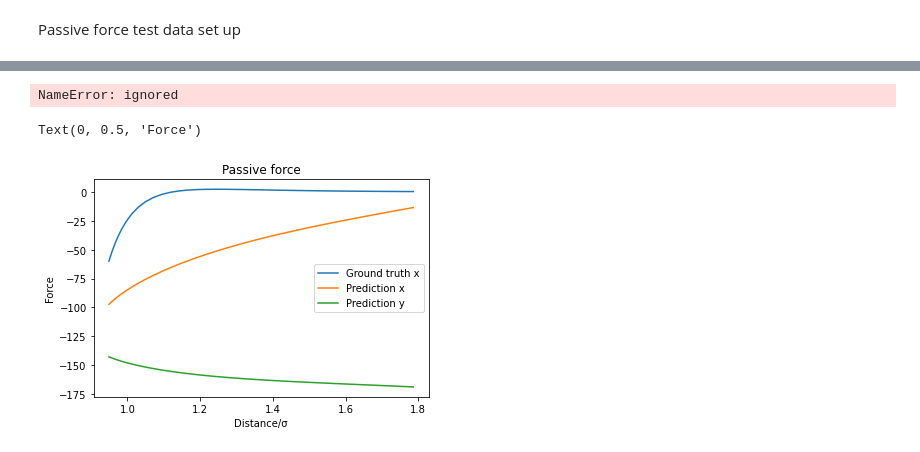
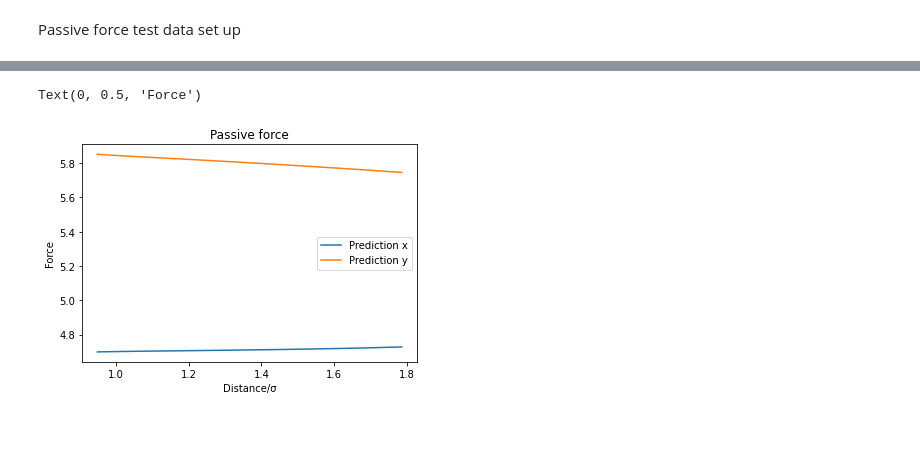
Before and after one commit to Phistian/exjobb, a Jupyter notebook: miguel/training/only_passive.ipynb, the cells around one changed output, grey strips where cells are left out. Drawn from its saved outputs; the diff is of its cells as text; code cells hidden in the pictures.

Commit message:
Only_passive almost finished

```diff
--- a/miguel/training/only_passive.ipynb
+++ b/miguel/training/only_passive.ipynb
@@ -529,9 +485,7 @@ v = [
 ]
 
 model_predictions = model(v).numpy()
-model_predictions[0, :, 0] = model_predictions[0, :, 0] / scales["active"]
-model_predictions[0, :, 1] = model_predictions[0, :, 1] / scales["active"]
-model_predictions[0, :, 2] = model_predictions[0, :, 2] / scales["passive"]
-model_predictions[0, :, 3] = model_predictions[0, :, 3] / scales["passive"]
+model_predictions[0, :, 0]
+model_predictions[0, :, 1]
 # %% [output]
 Creating graph edges...
@@ -538,32 +509,30 @@ Creating graph edges...
 # %%
 model_predictions[0,:,0]
-# %% [output]
-NameError: ignored
 # %%
 model_predictions
 # %%
 
 import matplotlib.pyplot as plt
 
-pred_passive_x = model_predictions[0][:, 2]
+pred_passive_x = model_predictions[0][:, 0]
 pred_passive_x = pred_passive_x/scales["passive"]
-pred_passive_y = model_predictions[0][:, 3]
+pred_passive_y = model_predictions[0][:, 1]
 pred_passive_y = pred_passive_y/scales["passive"]
 
 d_particle_0 = distances[:,0][-100:-1:2]
 
 px_particle_0 = true_passive[-100:-1:2]
 
 pred_px_paritcle_0 = pred_passive_x[-101:-2:2]
 pred_py_paritcle_0 = pred_passive_y[-101:-2:2]
 
-plt.plot(d_particle_0*box_len/2, px_particle_0)
+#plt.plot(d_particle_0*box_len/2, px_particle_0)
 plt.plot(d_particle_0*box_len/2, pred_px_paritcle_0)
 plt.plot(d_particle_0*box_len/2, pred_py_paritcle_0)
 plt.title("Passive force")
-plt.legend(["Ground truth x", "Prediction x", "Prediction y"])
+plt.legend(["Prediction x", "Prediction y"])
 plt.xlabel("Distance/\u03C3")
 plt.ylabel("Force")
 # %% [output]
 Text(0, 0.5, 'Force')
-[figure, old version]
+[figure, new version]
```
Also changed, not shown: parts of 14 cells of this notebook.
